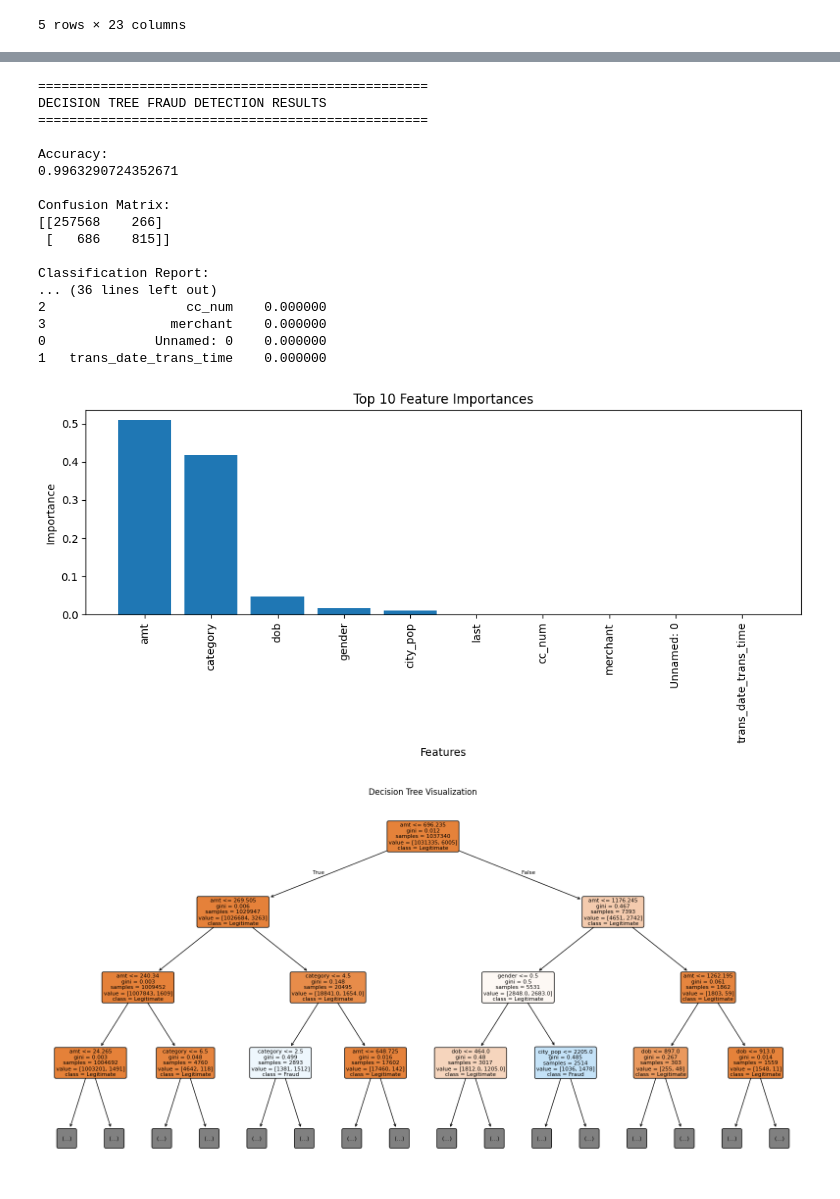
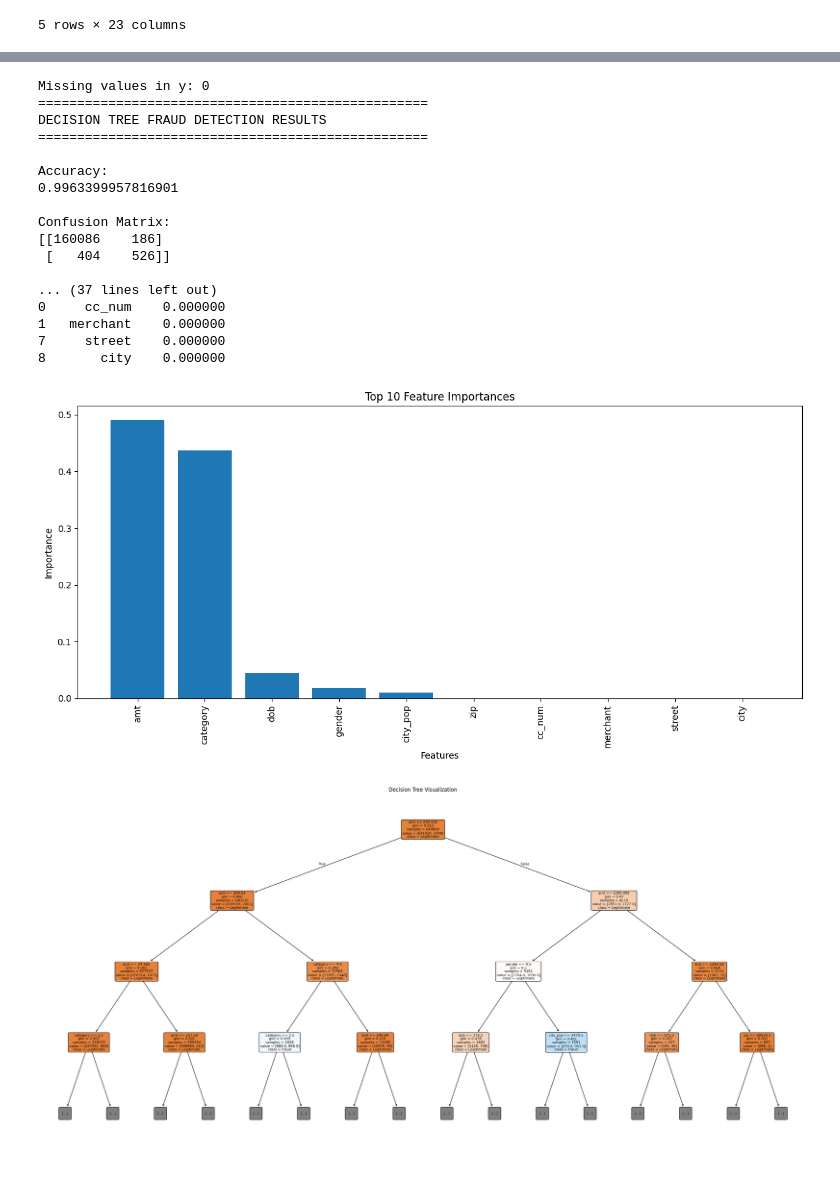
Before and after one commit to naveen03-tech/CodSoft-Machine-Learning-internship, a Jupyter notebook: Task_2.ipynb, the cells around one changed output, grey strips where cells are left out. Cells and saved outputs as stored; diff of their text form; code cells hidden in the pictures.

```diff
--- a/Task_2.ipynb
+++ b/Task_2.ipynb
@@ -74,12 +90,15 @@ df.tail()
 # %%
 # Logistic Regression
 # %%
+import pandas as pd
 from sklearn.model_selection import train_test_split
 from sklearn.preprocessing import LabelEncoder, StandardScaler
 from sklearn.linear_model import LogisticRegression
 from sklearn.metrics import accuracy_score, confusion_matrix, classification_report
 
 df = pd.read_csv("fraudTrain.csv")
+
+df = df.dropna()
 
 drop_cols = ['Unnamed: 0', 'trans_date_trans_time']
 for col in drop_cols:
@@ -98,11 +117,11 @@ X_train, X_test, y_train, y_test = train_test_split(
     X,
     y,
     test_size=0.2,
-    random_state=42,
-    stratify=y
+    random_state=42
 )
 
 scaler = StandardScaler()
+
 X_train = scaler.fit_transform(X_train)
 X_test = scaler.transform(X_test)
 
@@ -112,7 +131,6 @@ model.fit(X_train, y_train)
 
 y_pred = model.predict(X_test)
 
-
 print("Accuracy:", accuracy_score(y_test, y_pred))
 
 print("\nConfusion Matrix:")
@@ -248,6 +240,12 @@ from sklearn.metrics import accuracy_score, confusion_matrix, classification_rep
 
 df = pd.read_csv('fraudTrain.csv')
 
+df = df.dropna(subset=['is_fraud'])
+
+for col in ['Unnamed: 0', 'trans_date_trans_time']:
+    if col in df.columns:
+        df.drop(col, axis=1, inplace=True)
+
 le = LabelEncoder()
 
 for col in df.select_dtypes(include='object').columns:
@@ -256,12 +254,13 @@ for col in df.select_dtypes(include='object').columns:
 X = df.drop('is_fraud', axis=1)
 y = df['is_fraud']
 
+print("Missing values in y:", y.isnull().sum())
+
 X_train, X_test, y_train, y_test = train_test_split(
     X,
     y,
     test_size=0.2,
-    random_state=42,
-    stratify=y
+    random_state=42
 )
 
 model = DecisionTreeClassifier(
@@ -308,55 +307,56 @@ importance_df = importance_df.sort_values(
     ascending=False
 )
 
-print("\nTop Important Features:")
+print("\nTop 10 Important Features:")
 print(importance_df.head(10))
 
-plt.figure(figsize=(10, 5))
+plt.figure(figsize=(12, 6))
 plt.bar(
     importance_df['Feature'][:10],
     importance_df['Importance'][:10]
 )
 plt.xticks(rotation=90)
 plt.xlabel("Features")
 plt.ylabel("Importance")
 plt.title("Top 10 Feature Importances")
 plt.tight_layout()
 plt.show()
 
-plt.figure(figsize=(20, 10))
+plt.figure(figsize=(25, 12))
 
 plot_tree(
     model,
     max_depth=3,
     filled=True,
     rounded=True,
     fontsize=8,
     feature_names=X.columns,
     class_names=['Legitimate', 'Fraud']
 )
 
 plt.title("Decision Tree Visualization")
+plt.tight_layout()
 plt.show()
 # %% [output]
+Missing values in y: 0
 ==================================================
 DECISION TREE FRAUD DETECTION RESULTS
 ==================================================
 
 Accuracy:
-0.9963290724352671
+0.9963399957816901
 
 Confusion Matrix:
-[[257568    266]
- [   686    815]]
+[[160086    186]
+ [   404    526]]
 
-Classification Report:
-... (36 lines left out)
-2                  cc_num    0.000000
-3                merchant    0.000000
-0              Unnamed: 0    0.000000
-1   trans_date_trans_time    0.000000
+... (37 lines left out)
+0     cc_num    0.000000
+1   merchant    0.000000
+7     street    0.000000
+8       city    0.000000
-[figure, old version]
+[figure, new version]
-[figure, old version]
+[figure, new version]
 # %%
 import pandas as pd
 from sklearn.model_selection import train_test_split
```
Also changed, not shown: parts of 11 cells of this notebook.
